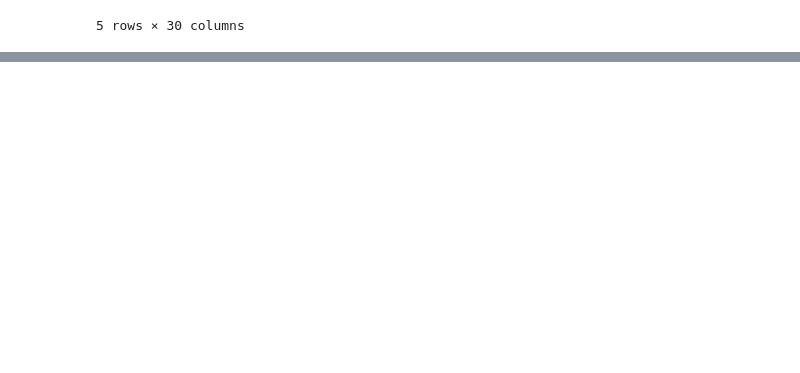
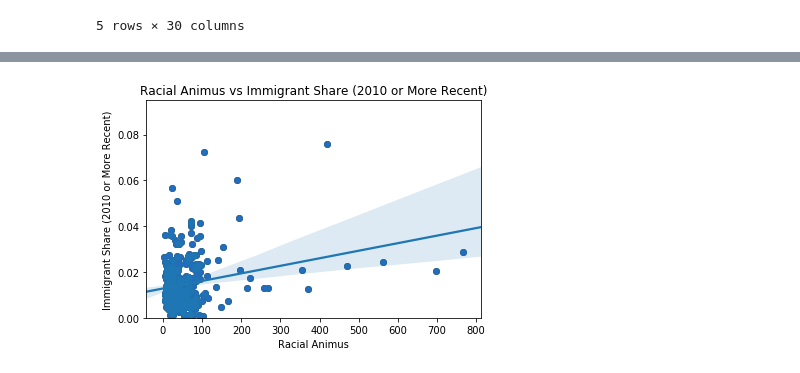
Before and after one commit to jmendiola84/Team_5, a Jupyter notebook: Tweets_1(Prejudice).ipynb, the cells around one changed output, grey strips where cells are left out. Cells and saved outputs as stored; diff of their text form; code cells hidden in the pictures; blank space fills up the shorter version.

```diff
--- a/Tweets_1(Prejudice).ipynb
+++ b/Tweets_1(Prejudice).ipynb
@@ -308,0 +296,14 @@ dtype: int64
+# %%
+plt.clf()
+plt.scatter(racism, _2010, marker="o", facecolors="blue", edgecolors="black",
+            linewidth=1, alpha=0.75)
+sns.regplot(x=racism, y=_2010, data=merged_tweet1);
+plt.ylim(0,)
+#plt.xlim(13,25)
+plt.title("Racial Animus vs Immigrant Share (2010 or More Recent)")
+plt.ylabel("Immigrant Share (2010 or More Recent)")
+plt.xlabel("Racial Animus")
+plt.savefig("Racism-vs-ShareOfPopulation_2010(orMoreRecent).png")
+plt.show()
+# %% [output]
+[figure, added]
```
Also changed, not shown: parts of 14 cells of this notebook, 16 other files.
